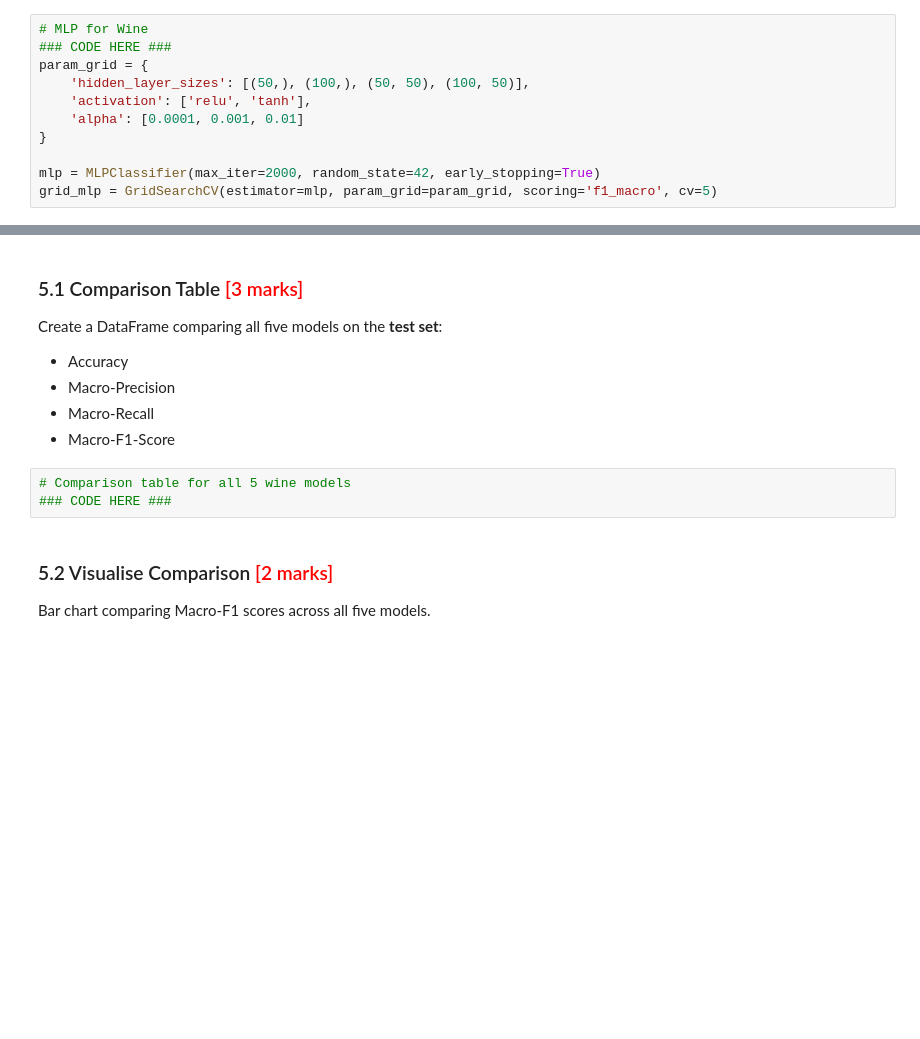
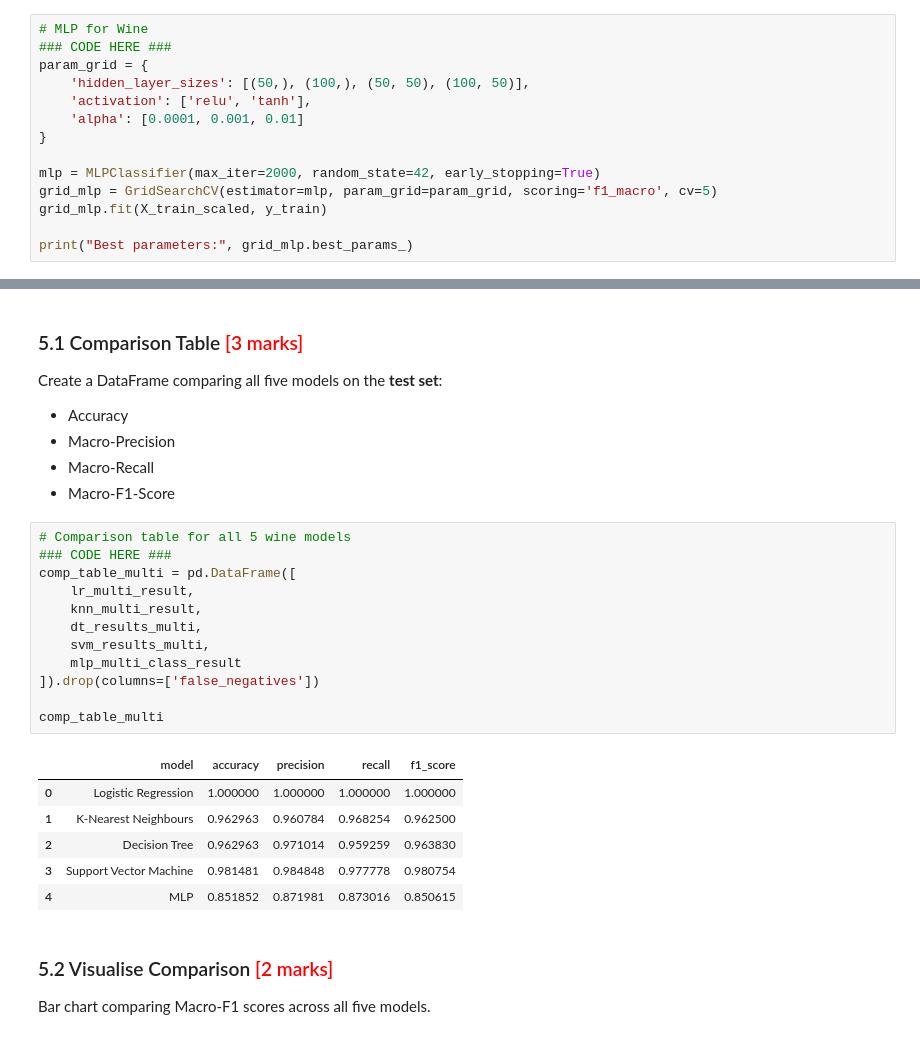
Before and after one commit to rhombus-india/iit-kgp-assignments, a Jupyter notebook: Classification_Assignment_IITKGP/Classification_Models_Exercise.ipynb, the cells around one changed output, grey strips where cells are left out. Saved outputs shown, nothing was run; the diff lists cells and outputs as text; blank space fills up the shorter version.

```diff
--- a/Classification_Assignment_IITKGP/Classification_Models_Exercise.ipynb
+++ b/Classification_Assignment_IITKGP/Classification_Models_Exercise.ipynb
@@ -1218,3 +1218,6 @@ param_grid = {
 
 mlp = MLPClassifier(max_iter=2000, random_state=42, early_stopping=True)
 grid_mlp = GridSearchCV(estimator=mlp, param_grid=param_grid, scoring='f1_macro', cv=5)
+grid_mlp.fit(X_train_scaled, y_train)
+
+print("Best parameters:", grid_mlp.best_params_)
@@ -1255,6 +1276,22 @@ Create a DataFrame comparing all five models on the **test set**:
 # %%
 # Comparison table for all 5 wine models
 ### CODE HERE ###
+comp_table_multi = pd.DataFrame([
+    lr_multi_result,
+    knn_multi_result,
+    dt_results_multi,
+    svm_results_multi,
+    mlp_multi_class_result
+]).drop(columns=['false_negatives'])
+
+comp_table_multi
+# %% [output]
+|  | model | accuracy | precision | recall | f1_score |
+| 0 | Logistic Regression | 1.000000 | 1.000000 | 1.000000 | 1.000000 |
+| 1 | K-Nearest Neighbours | 0.962963 | 0.960784 | 0.968254 | 0.962500 |
+| 2 | Decision Tree | 0.962963 | 0.971014 | 0.959259 | 0.963830 |
+| 3 | Support Vector Machine | 0.981481 | 0.984848 | 0.977778 | 0.980754 |
+| 4 | MLP | 0.851852 | 0.871981 | 0.873016 | 0.850615 |
 # %% [markdown]
 ### 5.2 Visualise Comparison <font color="red">[2 marks]</font>
 
```
Also changed, not shown: parts of 2 cells of this notebook.
